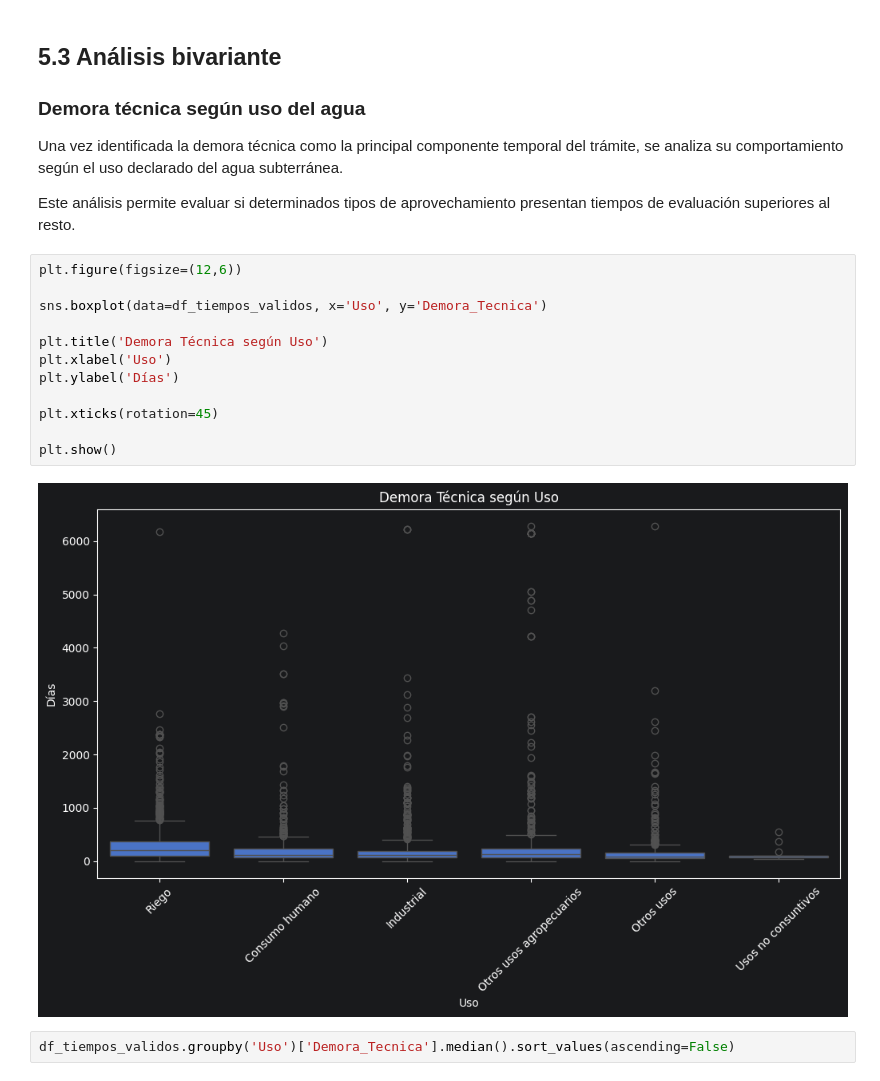
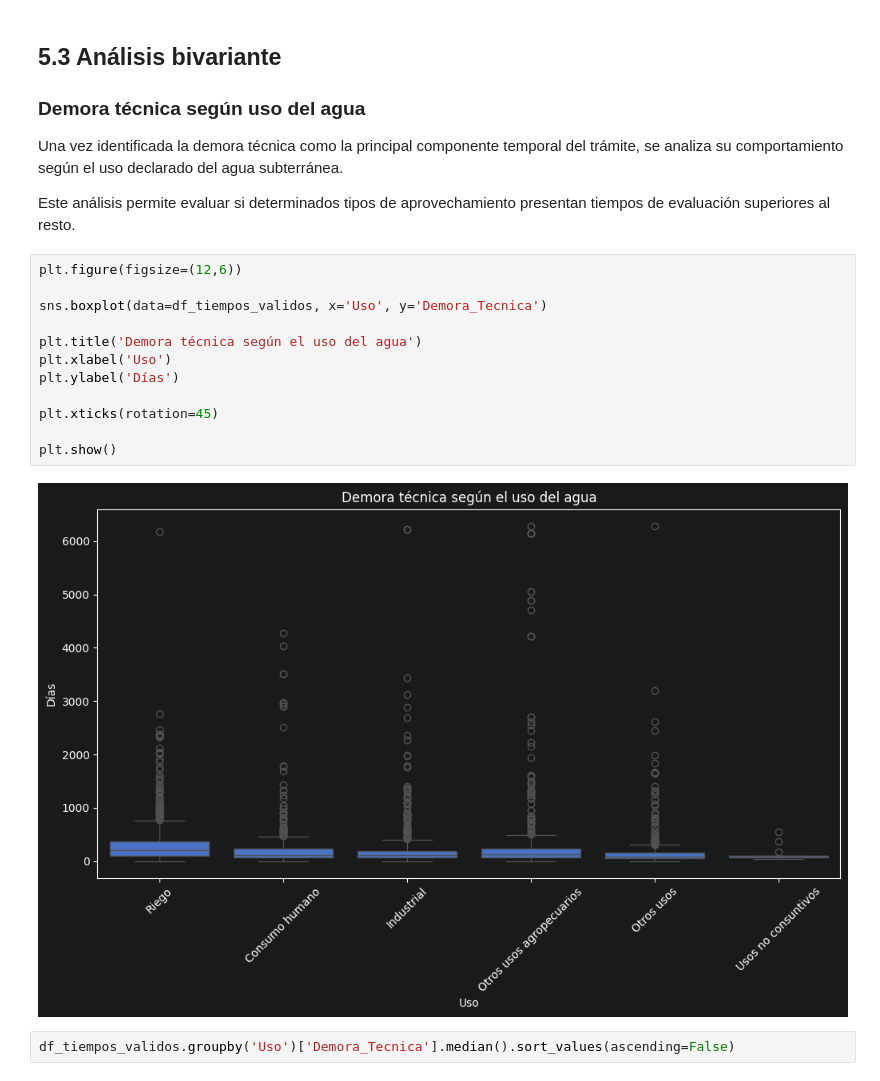
Before and after one commit to rsanabria19/Trabajo-final-Python, a Jupyter notebook: notebooks/practice.ipynb, the cells around one changed output. Drawn from its saved outputs; the diff is of its cells as text.

```diff
--- a/notebooks/practice.ipynb
+++ b/notebooks/practice.ipynb
@@ -672,17 +672,17 @@ Este análisis permite evaluar si determinados tipos de aprovechamiento presenta
 # %%
 plt.figure(figsize=(12,6))
 
 sns.boxplot(data=df_tiempos_validos, x='Uso', y='Demora_Tecnica')
 
-plt.title('Demora Técnica según Uso')
+plt.title('Demora técnica según el uso del agua')
 plt.xlabel('Uso')
 plt.ylabel('Días')
 
 plt.xticks(rotation=45)
 
 plt.show()
 # %% [output]
-[figure, old version]
+[figure, new version]
 # %%
 df_tiempos_validos.groupby('Uso')['Demora_Tecnica'].median().sort_values(ascending=False)
 # %% [output]
```
Also changed, not shown: parts of 6 cells of this notebook, 1 other file.
